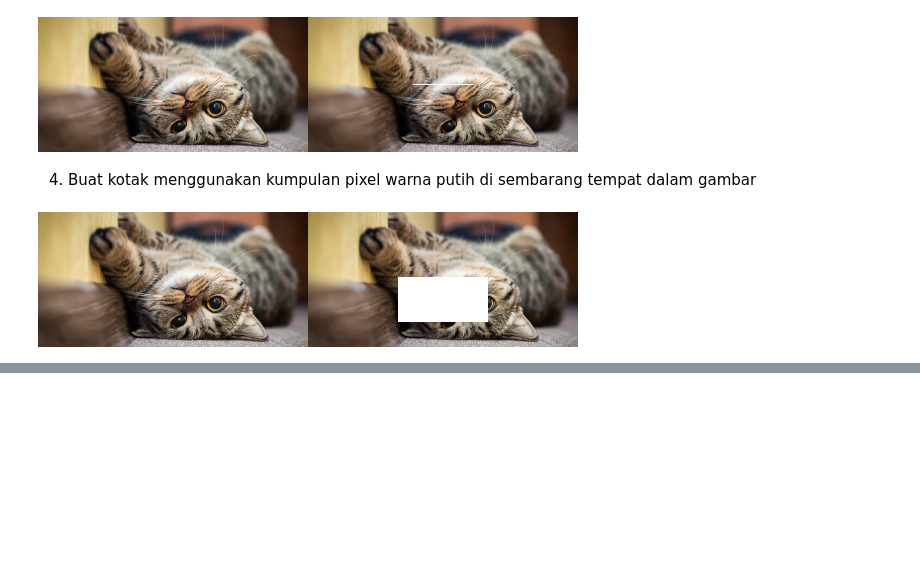
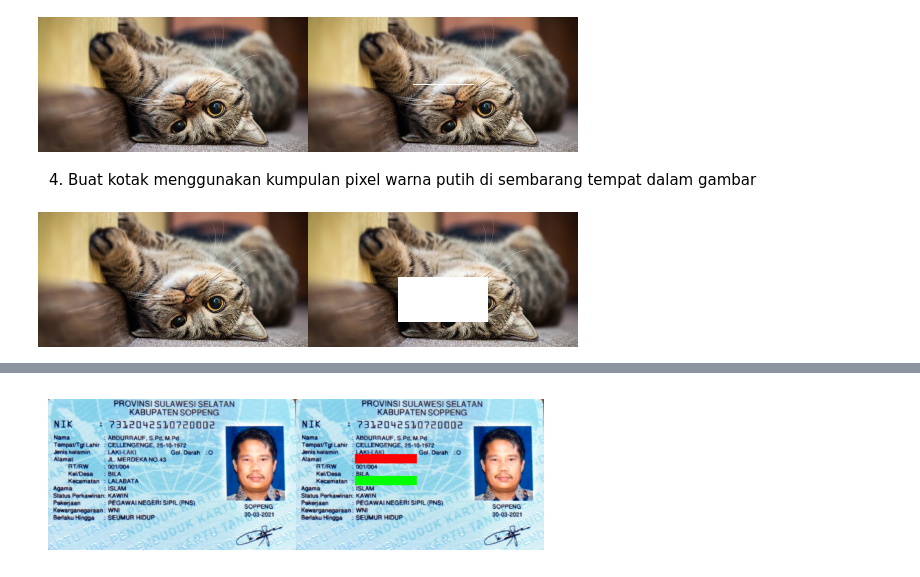
Before and after one commit to YayunEldina/PCVK_Ganjil_2024, a Jupyter notebook: Week1.ipynb, the cells around one changed output, grey strips where cells are left out. Cells and saved outputs as stored; diff of their text form; code cells hidden in the pictures; blank space fills up the shorter version.

```diff
--- a/Week1.ipynb
+++ b/Week1.ipynb
@@ -219,0 +225,58 @@ cv2_imshow(final_frame)
+# %%
+import cv2
+import numpy as np
+import matplotlib.pyplot as plt
+import urllib.request
+
+# Langkah 1: Unduh gambar dari URL
+url = "https://bimamedia-gurusiana.ap-south-1.linodeobjects.com/099fe6b0b444c23836c4a5d07346082b/2021/04/20/l-img20210420015823jpg20210420005933.jpeg"
+resp = urllib.request.urlopen(url)
+image = np.asarray(bytearray(resp.read()), dtype="uint8")
+image = cv2.imdecode(image, cv2.IMREAD_COLOR)
+
+# Langkah 2: Konversi gambar dari BGR ke RGB untuk Matplotlib
+image_rgb = cv2.cvtColor(image, cv2.COLOR_BGR2RGB)
+
+# Langkah 4: Tentukan offset
+offset_x = -10   # Offset horizontal, positif untuk bergerak ke kanan, negatif untuk bergerak ke kiri
+offset_y = -70   # Offset vertikal, positif untuk bergerak ke bawah, negatif untuk bergerak ke atas
+
+# Langkah 5: Sesuaikan offset untuk kotak hijau dan merah
+# Naikkan offset vertikal untuk kotak merah agar kotak tersebut naik
+red_box_offset_y = offset_y - 30  # Geser kotak merah ke atas
+
+# Turunkan offset vertikal untuk kotak hijau agar kotak tersebut turun
+green_box_offset_y = offset_y + 70  # Geser kotak hijau ke bawah
+
+# Koordinat untuk kotak 'Alamat' dengan offset yang diperbarui
+alamat_top_left = (200 + offset_x, 280 + red_box_offset_y)
+alamat_bottom_right = (400 + offset_x, 310 + red_box_offset_y)
+
+# Warna kotak merah sesuai tampilan asli (RGB: Merah)
+color_red = [255, 0, 0]  # Warna merah dalam format RGB
+
+# Tutup 'Alamat' dengan kotak merah
+image_rgb[alamat_top_left[1]:alamat_bottom_right[1], alamat_top_left[0]:alamat_bottom_right[0]] = color_red
+
+# Koordinat untuk kotak 'Kecamatan' dengan offset yang diperbarui
+kecamatan_top_left = (200 + offset_x, 250 + green_box_offset_y)
+kecamatan_bottom_right = (400 + offset_x, 280 + green_box_offset_y)
+
+# Warna kotak hijau sesuai tampilan asli (RGB: Hijau)
+color_green = [0, 255, 0]  # Warna hijau dalam format RGB
+
+# Tutup 'Kecamatan' dengan kotak hijau
+image_rgb[kecamatan_top_left[1]:kecamatan_bottom_right[1], kecamatan_top_left[0]:kecamatan_bottom_right[0]] = color_green
+
+# Konversi gambar yang dimodifikasi dari RGB ke BGR untuk OpenCV
+image_rgb_mod = cv2.cvtColor(image_rgb, cv2.COLOR_RGB2BGR)
+
+# Menggabungkan gambar asli dengan gambar yang telah dimodifikasi secara horizontal
+final_frame = cv2.hconcat([image, image_rgb_mod])
+
+# Menampilkan gambar hasil gabungan
+plt.imshow(cv2.cvtColor(final_frame, cv2.COLOR_BGR2RGB))
+plt.axis('off')
+plt.show()
+# %% [output]
+[figure, added]
```
Also changed, not shown: parts of 1 cell of this notebook.
